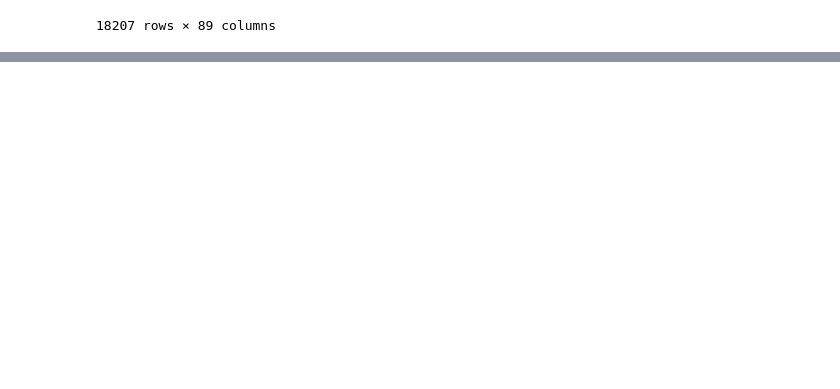
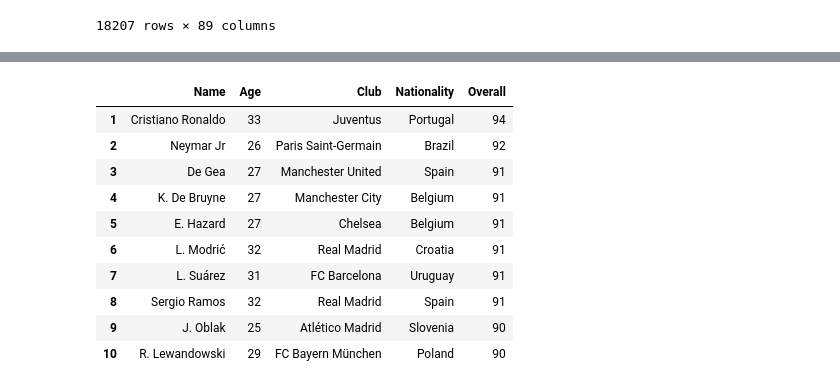
Before and after one commit to treinaweb/treinaweb-data-science-agrupamento-com-classificacao, a Jupyter notebook: ProjetoDataScience.ipynb, the cells around one changed output, grey strips where cells are left out. Saved outputs shown, nothing was run; the diff lists cells and outputs as text; code cells hidden in the pictures; blank space fills up the shorter version.

```diff
--- a/ProjetoDataScience.ipynb
+++ b/ProjetoDataScience.ipynb
@@ -33,0 +79,15 @@ df
+# %%
+top10_destro = df[df['Preferred Foot'] == 'Right'][['Name', 'Age', 'Club', 'Nationality', 'Overall']].head(10)
+top10_destro
+# %% [output]
+|  | Name | Age | Club | Nationality | Overall |
+| 1 | Cristiano Ronaldo | 33 | Juventus | Portugal | 94 |
+| 2 | Neymar Jr | 26 | Paris Saint-Germain | Brazil | 92 |
+| 3 | De Gea | 27 | Manchester United | Spain | 91 |
+| 4 | K. De Bruyne | 27 | Manchester City | Belgium | 91 |
+| 5 | E. Hazard | 27 | Chelsea | Belgium | 91 |
+| 6 | L. Modrić | 32 | Real Madrid | Croatia | 91 |
+| 7 | L. Suárez | 31 | FC Barcelona | Uruguay | 91 |
+| 8 | Sergio Ramos | 32 | Real Madrid | Spain | 91 |
+| 9 | J. Oblak | 25 | Atlético Madrid | Slovenia | 90 |
+| 10 | R. Lewandowski | 29 | FC Bayern München | Poland | 90 |
```
Also changed, not shown: parts of 3 cells of this notebook.
